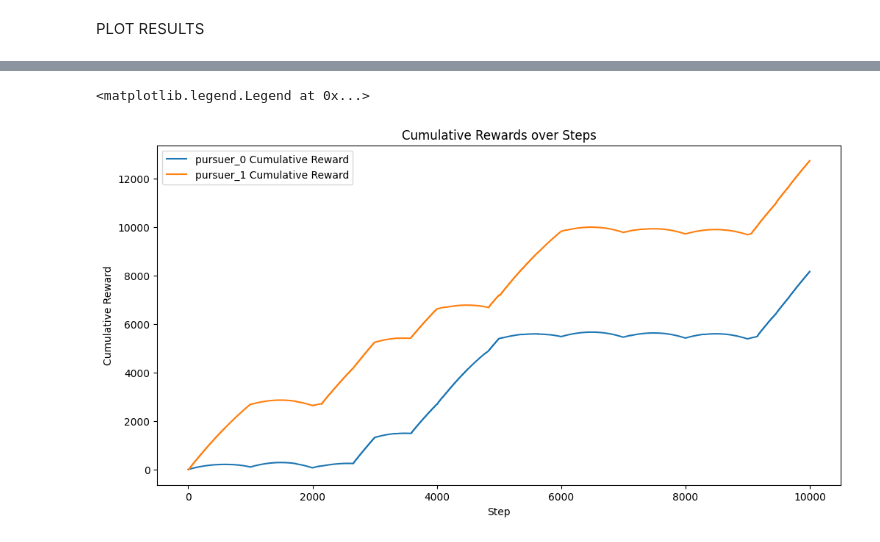
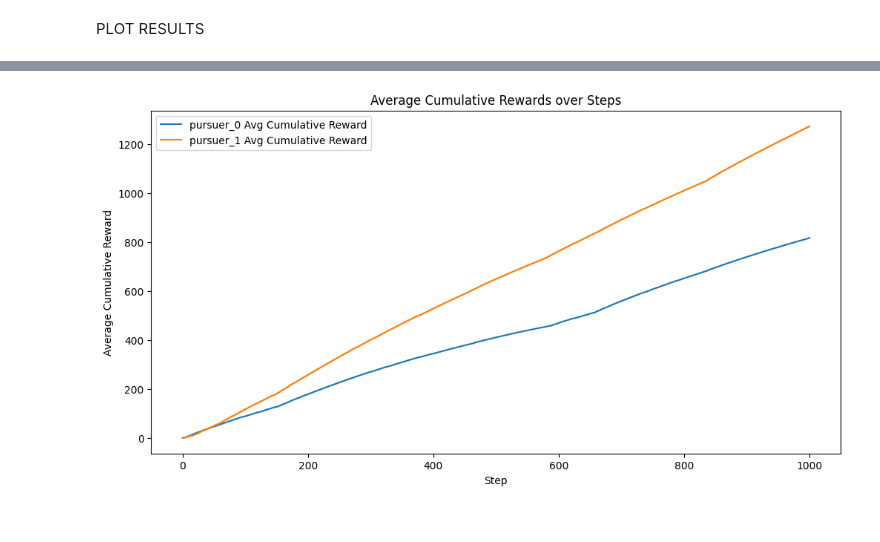
Before and after one commit to yidilozdemir/PettingZoo-Haptic-Waterworld, a Jupyter notebook: SB3-training/metrics-eval-notebook.ipynb, the cells around one changed output, grey strips where cells are left out. Cells and saved outputs as stored; diff of their text form; code cells hidden in the pictures.

Commit message:
more analysis on eval data, for each game and cumulative metrics

```diff
--- a/SB3-training/metrics-eval-notebook.ipynb
+++ b/SB3-training/metrics-eval-notebook.ipynb
@@ -158,3 +167,6 @@ df = df.reset_index(level=0).rename(columns={'level_0': 'agent'})
+# %%
+# Combine all game data
+df = pd.concat(all_data, ignore_index=True)
 # %%
 # Print overall evaluation results
 print("\nOverall Evaluation Results:")
@@ -162,7 +174,7 @@ for agent in env.possible_agents:
     agent_data = df[df['agent'] == agent]
     print(f"Agent {agent}:")
     print(f"  Total Reward: {agent_data['rewards'].sum():.4f}")
-    for metric in ['arousal', 'satiety', 'social_touch']:
+    for metric in ['arousal', 'satiety', 'social-touch']:
         print(f"  {metric.capitalize()}: Mean = {agent_data[metric].mean():.4f}, Std = {agent_data[metric].std():.4f}")
 # %% [output]
 Overall Evaluation Results:
@@ -197,17 +208,17 @@ agent_data
 # %%
 # Create a directory for plots if it doesn't exist
 plot_dir = "/Users/idil/PettingZoo/SB3-training/logs/average_pettingzoo.sisl.waterworld_model1_20240819-135152/"
-os.makedirs(plot_dir, exist_ok=True)
 
-# Plot rewards
+# Plot cumulative rewards
 plt.figure(figsize=(12, 6))
 for agent in df['agent'].unique():
     agent_data = df[df['agent'] == agent]
-    plt.plot(agent_data['step'], agent_data['rewards'].cumsum(), label=f'{agent} Cumulative Reward')
-plt.title('Cumulative Rewards over Steps')
+    cumulative_rewards = agent_data.groupby(['game', 'step'])['rewards'].sum().groupby('step').mean().cumsum()
+    plt.plot(cumulative_rewards.index, cumulative_rewards.values, label=f'{agent} Avg Cumulative Reward')
+plt.title('Average Cumulative Rewards over Steps')
 plt.xlabel('Step')
-plt.ylabel('Cumulative Reward')
+plt.ylabel('Average Cumulative Reward')
 plt.legend()
+plt.savefig(f"{plot_dir}/avg_cumulative_rewards.png")
 # %% [output]
-<matplotlib.legend.Legend at 0x...>
-[figure, old version]
+[figure, new version]
```
Also changed, not shown: parts of 16 cells of this notebook.
